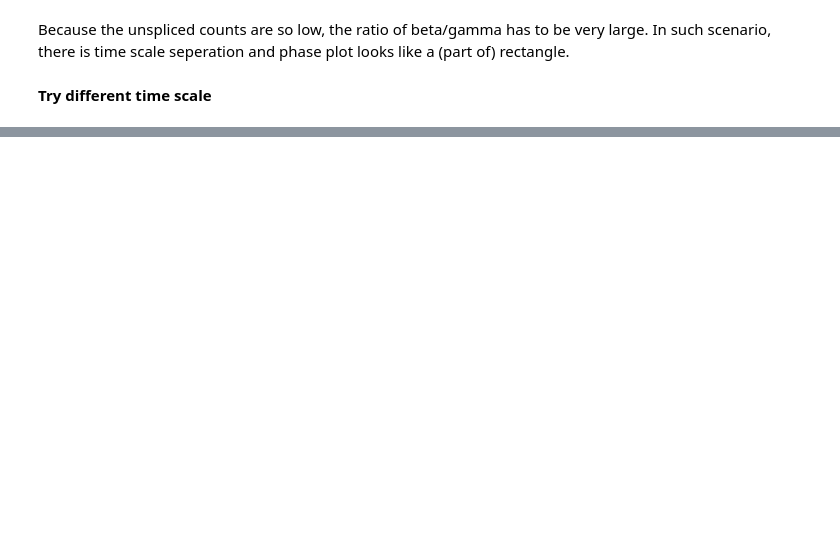
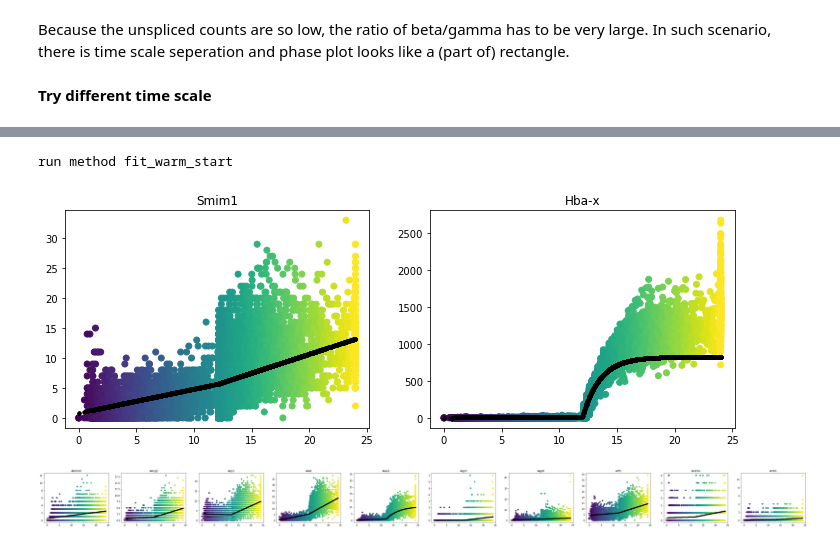
Before and after one commit to pachterlab/FGP_2024, a Jupyter notebook: notebooks/Barile.ipynb, the cells around one changed output, grey strips where cells are left out. Drawn from its saved outputs; the diff is of its cells as text; code cells hidden in the pictures; blank space fills up the shorter version.

```diff
--- a/notebooks/Barile.ipynb
+++ b/notebooks/Barile.ipynb
@@ -227,0 +219,15 @@ print(traj.theta[plot_idx])
+# %%
+topo = np.array([[0,1]])
+tau = (0,12,24) # ~24 hours
+traj = Trajectory(topo, tau, model='one_species')
+res = traj.fit(X.sum(axis=-1,keepdims=True),Q=Q0,parallel=True,n_threads=2)
+# %% [output]
+run method fit_warm_start
+# %%
+plot_y(X.sum(axis=-1,keepdims=True),Q,traj,idx=plot_idx,gene_name=fitted_genes)
+# %% [output]
+[figure, added]
+# %%
+plot_y(X.sum(axis=-1,keepdims=True),Q,traj,idx=np.arange(10),gene_name=fitted_genes)
+# %% [output]
+[figure, added]
```
Also changed, not shown: parts of 18 cells of this notebook, 1 other file.
